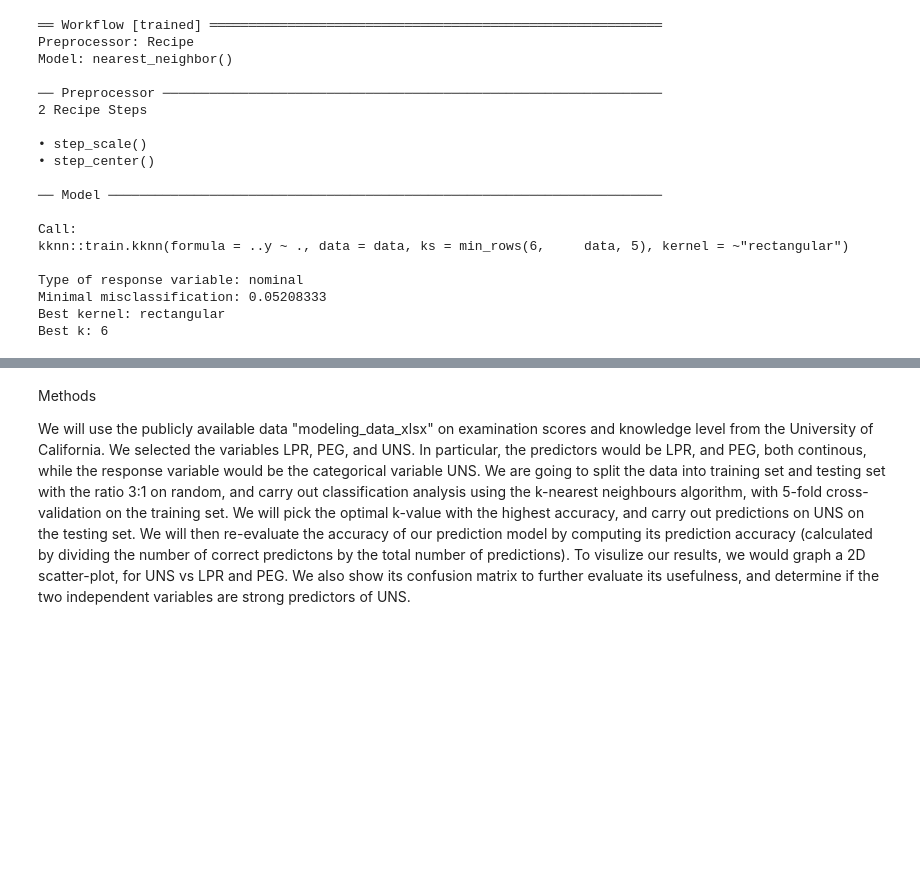
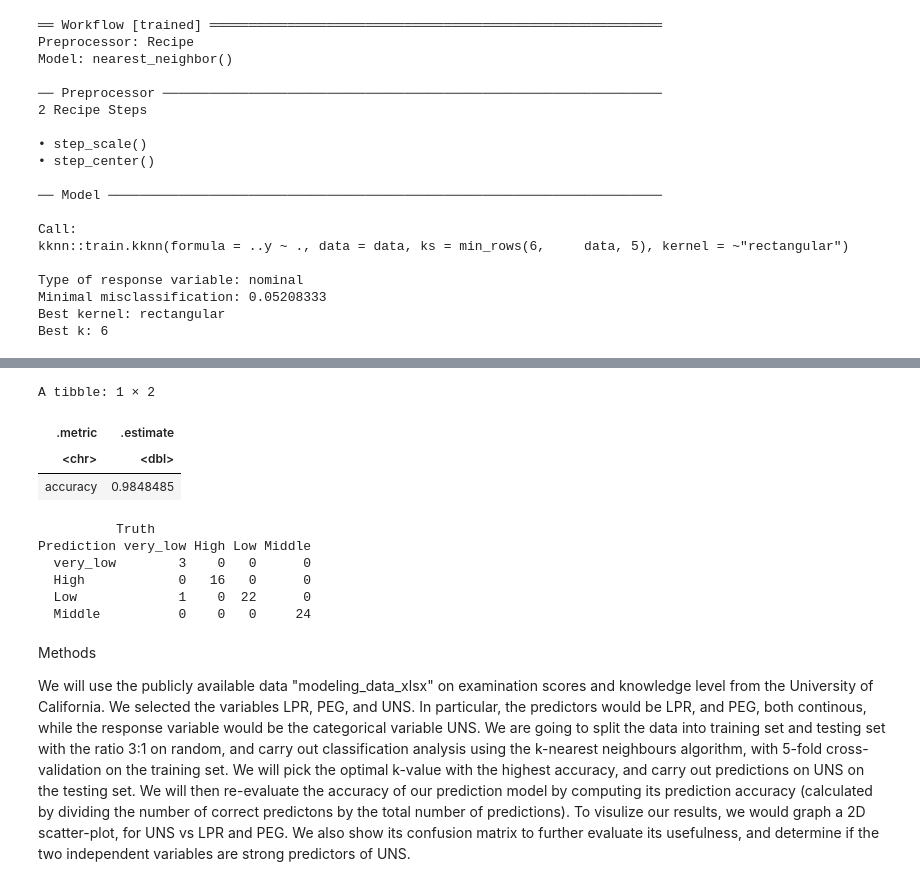
Before and after one commit to Anson-Chan-HK/DSCI-100-2023S1-4-PROJECT, a Jupyter notebook: Actual_project.ipynb, the cells around one changed output, grey strips where cells are left out. Cells and saved outputs as stored; diff of their text form; code cells hidden in the pictures; blank space fills up the shorter version.

```diff
--- a/Actual_project.ipynb
+++ b/Actual_project.ipynb
@@ -404,3 +405,27 @@ ERROR: Error in UseMethod("conf_mat"): no applicable method for 'conf_mat' appli
+# %%
+modeling_accuracies <- modeling_predict |>
+                        metrics(truth = UNS, estimate = .pred_class) |>
+                        filter(.metric == "accuracy") |>
+                        select(-.estimator)
+
+modeling_accuracies
+# %% [output]
+A tibble: 1 × 2
+| .metric | .estimate |
+| <chr> | <dbl> |
+| accuracy | 0.9848485 |
+# %%
+
+modeling_conf_mat <- conf_mat(modeling_predict, truth = UNS, estimate = .pred_class)
+
+modeling_conf_mat
+# %% [output]
+          Truth
+Prediction very_low High Low Middle
+  very_low        3    0   0      0
+  High            0   16   0      0
+  Low             1    0  22      0
+  Middle          0    0   0     24
 # %% [markdown]
 Methods
 
```
Also changed, not shown: parts of 3 cells of this notebook.
